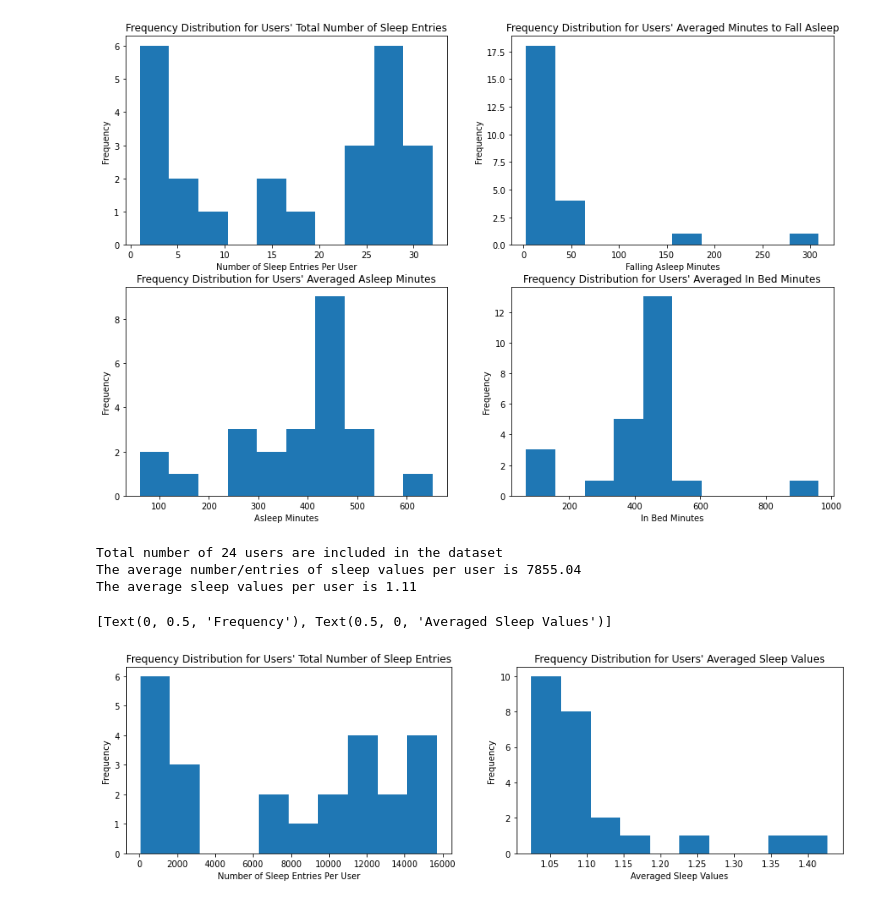
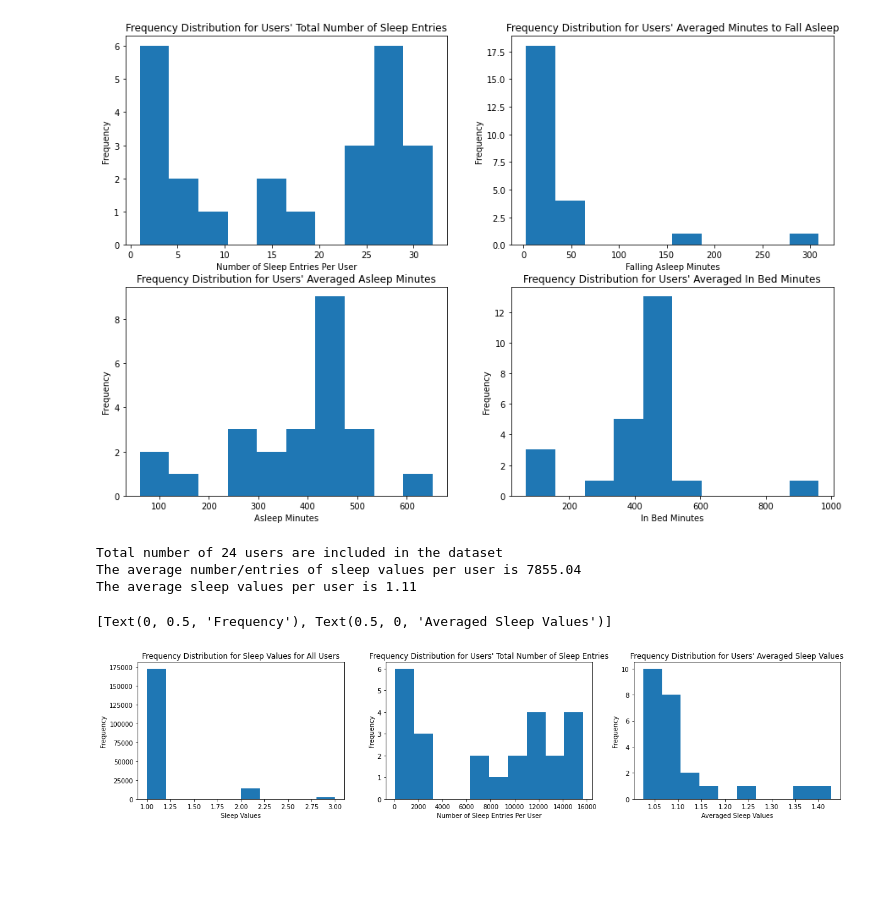
Before and after one commit to axl401/Fitness-Recommendation-System, a Jupyter notebook: fitbit_EDA.ipynb, the cells around one changed output. Saved outputs shown, nothing was run; the diff lists cells and outputs as text; code cells hidden in the pictures; blank space fills up the shorter version.

```diff
--- a/fitbit_EDA.ipynb
+++ b/fitbit_EDA.ipynb
@@ -368,26 +368,30 @@ The average total minutes in bed is 458.64 minutes
 # %%
 # 3. Sleep Value
 
 len(m_sleep['Id'].unique())
 num_user = m_sleep.groupby('Id')['date'].count()
 print('Total number of '+str(avg_user.shape[0])+' users are included in the dataset')
 print('The average number/entries of sleep values per user is '+str(round(num_user.mean(),2)))
 
 avg_user = m_sleep.groupby('Id')['value'].mean()
 print('The average sleep values per user is '+str(round(avg_user.mean(),2)))
 
-fig, axs = plt.subplots(ncols=2, figsize=(15, 4))
+fig, axs = plt.subplots(ncols=3, figsize=(20, 4))
 
-axs[0].hist(list(num_user))
-axs[0].set_title("Frequency Distribution for Users' Total Number of Sleep Entries")
-axs[0].set(xlabel='Number of Sleep Entries Per User', ylabel='Frequency')
+axs[0].hist(list(m_sleep['value']))
+axs[0].set_title("Frequency Distribution for Sleep Values for All Users")
+axs[0].set(xlabel='Sleep Values', ylabel='Frequency')
 
-axs[1].hist(list(avg_user))
-axs[1].set_title("Frequency Distribution for Users' Averaged Sleep Values")
-axs[1].set(xlabel='Averaged Sleep Values', ylabel='Frequency')
+axs[1].hist(list(num_user))
+axs[1].set_title("Frequency Distribution for Users' Total Number of Sleep Entries")
+axs[1].set(xlabel='Number of Sleep Entries Per User', ylabel='Frequency')
+
+axs[2].hist(list(avg_user))
+axs[2].set_title("Frequency Distribution for Users' Averaged Sleep Values")
+axs[2].set(xlabel='Averaged Sleep Values', ylabel='Frequency')
 # %% [output]
 Total number of 24 users are included in the dataset
 The average number/entries of sleep values per user is 7855.04
 The average sleep values per user is 1.11
 [Text(0, 0.5, 'Frequency'), Text(0.5, 0, 'Averaged Sleep Values')]
-[figure, old version]
+[figure, new version]
```
Also changed, not shown: parts of 1 cell of this notebook.
